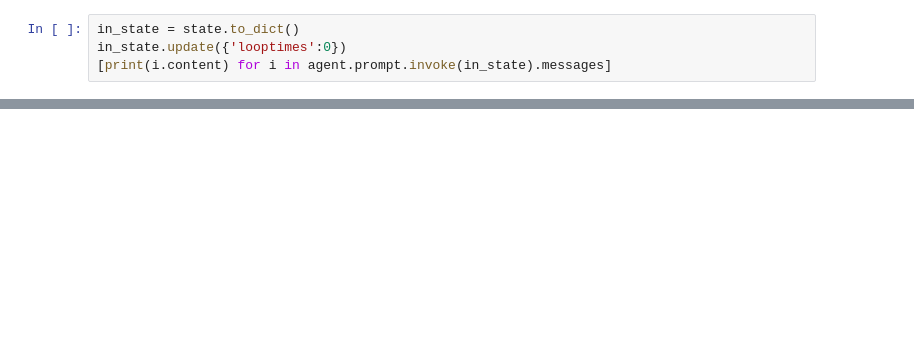
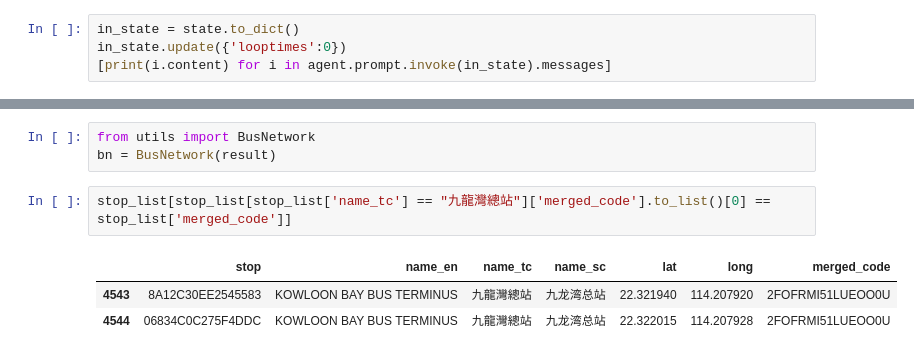
Before and after one commit to cupkappu/luxun_robot, a Jupyter notebook: perceive_module.ipynb, the cells around one changed output, grey strips where cells are left out. Drawn from its saved outputs; the diff is of its cells as text; blank space fills up the shorter version.

```diff
--- a/perceive_module.ipynb
+++ b/perceive_module.ipynb
@@ -223,0 +299,9 @@ TypeError: bus_info_agent_factory() missing 1 required positional argument: 'llm
+# %%
+from utils import BusNetwork
+bn = BusNetwork(result)
+# %%
+stop_list[stop_list[stop_list['name_tc'] == "九龍灣總站"]['merged_code'].to_list()[0] == stop_list['merged_code']]
+# %% [output]
+|  | stop | name_en | name_tc | name_sc | lat | long | merged_code |
+| 4543 | 8A12C30EE2545583 | KOWLOON BAY BUS TERMINUS | 九龍灣總站 | 九龙湾总站 | 22.321940 | 114.207920 | 2FOFRMI51LUEOO0U |
+| 4544 | 06834C0C275F4DDC | KOWLOON BAY BUS TERMINUS | 九龍灣總站 | 九龙湾总站 | 22.322015 | 114.207928 | 2FOFRMI51LUEOO0U |
```
Also changed, not shown: parts of 14 cells of this notebook, 5 other files.
